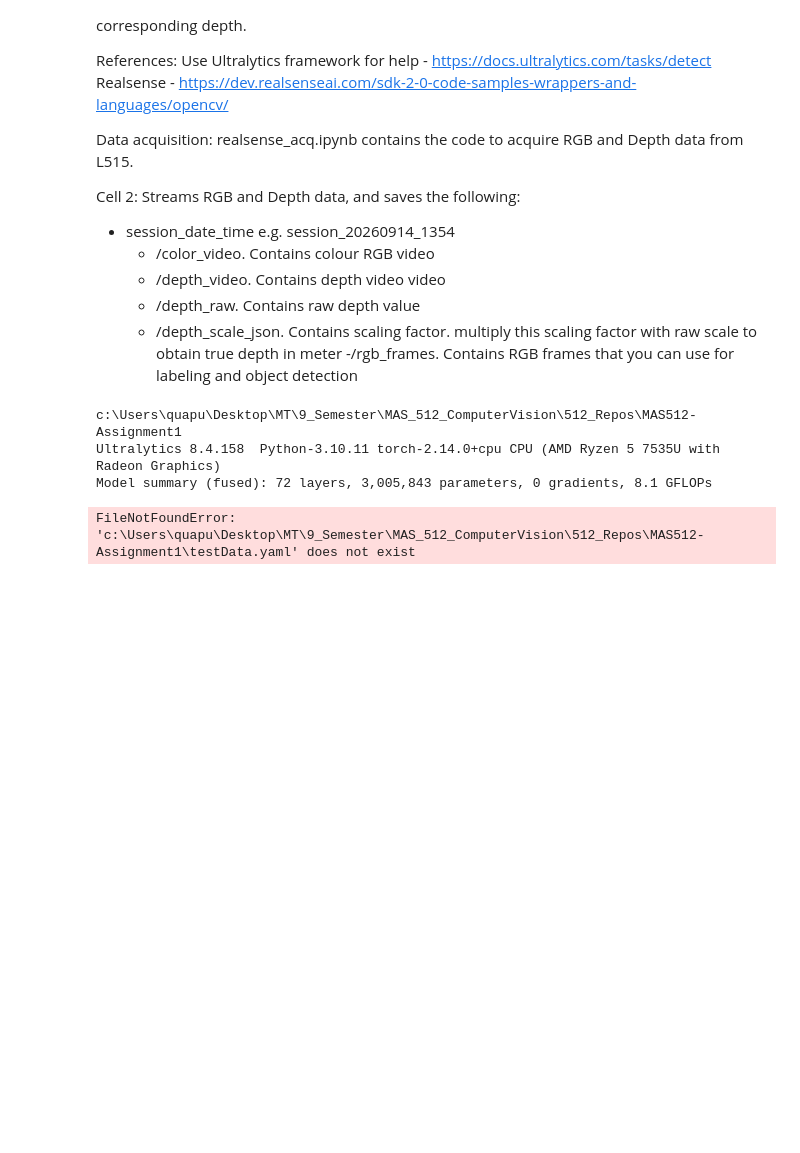
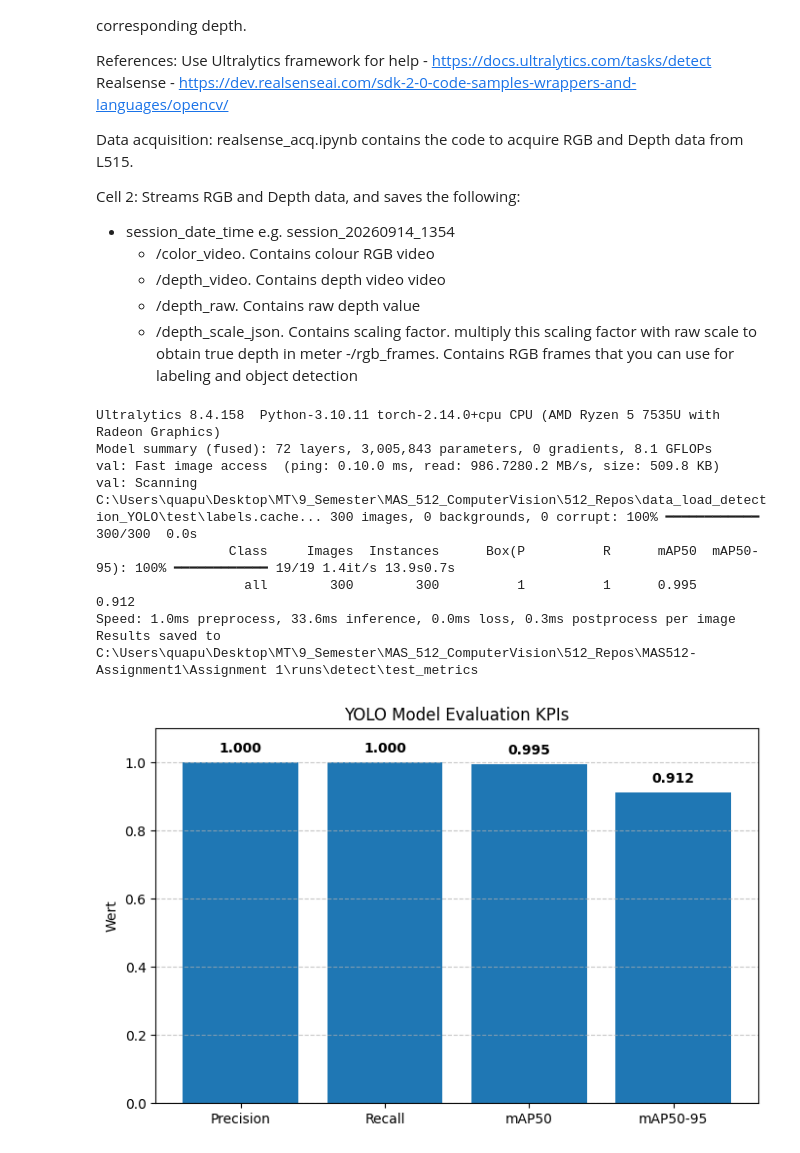
Before and after one commit to Ricrump/MAS512-Assignment1, a Jupyter notebook: Assignment 1/Assignment-1-class.ipynb, the cells around one changed output. Cells and saved outputs as stored; diff of their text form; code cells hidden in the pictures; blank space fills up the shorter version.

```diff
--- a/Assignment 1/Assignment-1-class.ipynb
+++ b/Assignment 1/Assignment-1-class.ipynb
@@ -487,52 +487,44 @@ Cell 2: Streams RGB and Depth data, and saves the following:
 # %%
 from ultralytics import YOLO
 import pandas as pd
 import matplotlib.pyplot as plt
 from pathlib import Path
 
-base_dir = Path("..").resolve()
+base_dir = Path("c:/Users/quapu/Desktop/MT/9_Semester/MAS_512_ComputerVision/512_Repos")
 yaml_path = base_dir / "testData.yaml"
-model_path = base_dir / "Assignment 1" / "best.pt"
+model_path = base_dir / "MAS512-Assignment1" / "Assignment 1" / "best.pt"
 
-model = YOLO("Assignment 1/best.pt")
+model = YOLO(str(model_path))
 
 # Auf den Testdaten evaluieren (split='test' in data.yaml definieren)
 metrics = model.val(data=str(yaml_path), split="test", name="test_metrics", exist_ok=True)
-"""
-# KPIs
-print("mAP50-95:", metrics.box.map)
-print("mAP50:", metrics.box.map50)
-print("Precision:", metrics.box.mp)
-print("Recall:", metrics.box.mr)
-"""
-# 1. Ergebnisse aus der CSV-Datei laden
-df = pd.read_csv("test_metrics/results.csv")
 
-# Spaltennamen bereinigen (YOLO fügt manchmal Leerzeichen ein)
-df.columns = df.columns.str.strip()
+kpis = {
+    "Precision": metrics.box.mp,
+    "Recall": metrics.box.mr,
+    "mAP50": metrics.box.map50,
+    "mAP50-95": metrics.box.map
+}
 
-# 2. Plot erstellen
-plt.figure(figsize=(10, 6))
+plt.figure(figsize=(8, 5))
+bars = plt.bar(kpis.keys(), kpis.values())
 
-plt.plot(df['epoch'], df['metrics/mAP50(B)'], label='mAP50', color='blue', linewidth=2)
-plt.plot(df['epoch'], df['metrics/mAP50-95(B)'], label='mAP50-95', color='green', linewidth=2)
-plt.plot(df['epoch'], df['metrics/precision(B)'], label='Precision', color='orange', linestyle='--')
-plt.plot(df['epoch'], df['metrics/recall(B)'], label='Recall', color='red', linestyle='--')
+for bar in bars:
+    yval = bar.get_height()
+    plt.text(bar.get_x() + bar.get_width()/2, yval + 0.02, f"{yval:.3f}", ha='center', va='bottom', fontweight='bold')
 
-# 3. Diagramm beschriften
-plt.title('YOLOv8 Trainings-KPIs über alle Epochen', fontsize=14)
-plt.xlabel('Epoche', fontsize=12)
-plt.ylabel('Wert', fontsize=12)
-plt.ylim(0, 1.05)
-plt.grid(True, linestyle=':', alpha=0.6)
-plt.legend(loc='lower right')
-
-# 4. Anzeigen oder Speichern
-plt.tight_layout()
-plt.savefig('kpi_plot.png', dpi=300)
+plt.ylim(0, 1.1)
+plt.ylabel("Wert")
+plt.title("YOLO Model Evaluation KPIs")
+plt.grid(axis='y', linestyle='--', alpha=0.7)
 plt.show()
 # %% [output]
-c:\Users\quapu\Desktop\MT\9_Semester\MAS_512_ComputerVision\512_Repos\MAS512-Assignment1
 Ultralytics 8.4.158  Python-3.10.11 torch-2.14.0+cpu CPU (AMD Ryzen 5 7535U with Radeon Graphics)
 Model summary (fused): 72 layers, 3,005,843 parameters, 0 gradients, 8.1 GFLOPs
+val: Fast image access  (ping: 0.10.0 ms, read: 986.7280.2 MB/s, size: 509.8 KB)
+val: Scanning C:\Users\quapu\Desktop\MT\9_Semester\MAS_512_ComputerVision\512_Repos\data_load_detection_YOLO\test\labels.cache... 300 images, 0 backgrounds, 0 corrupt: 100% ━━━━━━━━━━━━ 300/300  0.0s
+                 Class     Images  Instances      Box(P          R      mAP50  mAP50-95): 100% ━━━━━━━━━━━━ 19/19 1.4it/s 13.9s0.7s
+                   all        300        300          1          1      0.995      0.912
+Speed: 1.0ms preprocess, 33.6ms inference, 0.0ms loss, 0.3ms postprocess per image
+Results saved to C:\Users\quapu\Desktop\MT\9_Semester\MAS_512_ComputerVision\512_Repos\MAS512-Assignment1\Assignment 1\runs\detect\test_metrics
-FileNotFoundError: 'c:\Users\quapu\Desktop\MT\9_Semester\MAS_512_ComputerVision\512_Repos\MAS512-Assignment1\testData.yaml' does not exist
+[figure, added]
```
Also changed, not shown: parts of 1 cell of this notebook.
